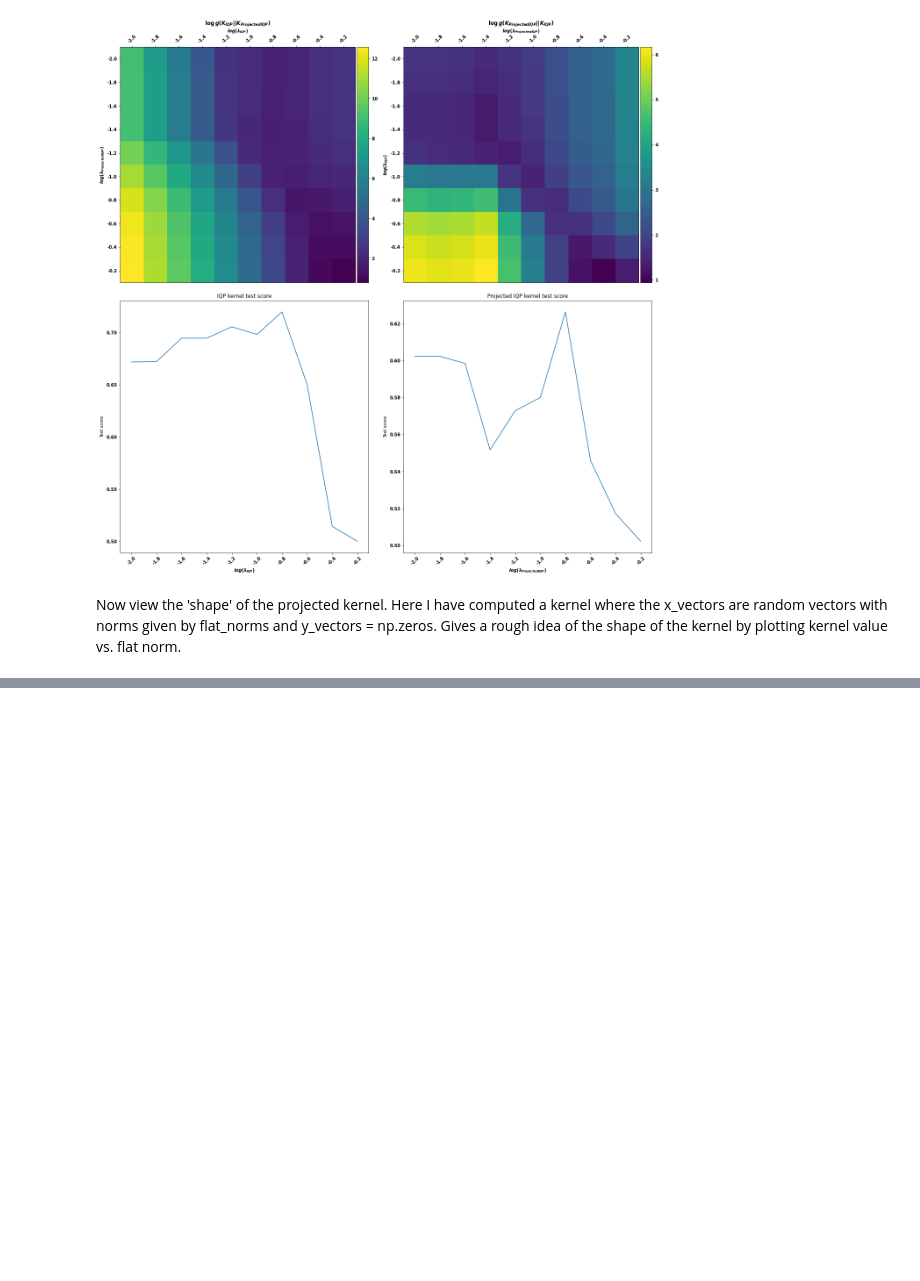
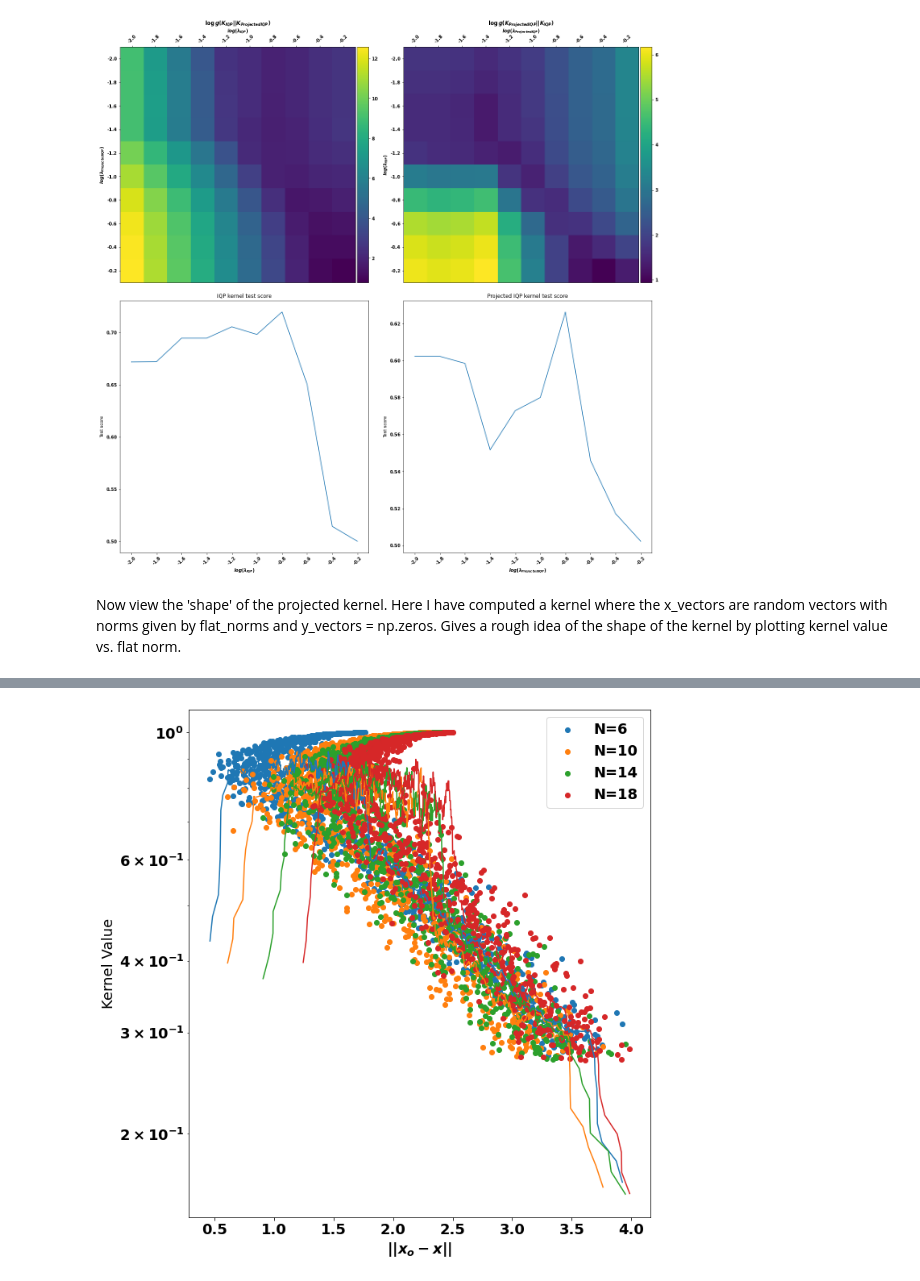
Before and after one commit to lslattery11/quantum_kernel, a Jupyter notebook: notebooks/data_visualization/geo_diff_projected_comparison.ipynb, the cells around one changed output, grey strips where cells are left out. Saved outputs shown, nothing was run; the diff lists cells and outputs as text; code cells hidden in the pictures; blank space fills up the shorter version.

```diff
--- a/notebooks/data_visualization/geo_diff_projected_comparison.ipynb
+++ b/notebooks/data_visualization/geo_diff_projected_comparison.ipynb
@@ -188,0 +221,28 @@ fig.savefig(f'{save_folder}single_proj_IQP_same_vec_shape_test.pdf')
+# %%
+fig, axs = plt.subplots(1, figsize=(10, 10))
+
+for N in [6,10,14,18]:
+    proj_shape_file=f"/mnt/c/Users/lslat/Data/QK_project/results/kernel_shapes/Sparse_IQP_dim_{N}_huang_proj_scales_0.15848931924611134_1.0_density_17_shape_test.p"
+    res = pickle.load(open(proj_shape_file,'rb'))
+    res.update(vars(res['args']))
+    df = pd.DataFrame([res], columns=res.keys())
+
+    # Plot the geometric difference matrix
+    ax = axs
+    x=df.norm_diffs.values[0]
+    y=np.exp(-1*df.qkern_matrix_train.values[0].ravel())
+    points = np.array(sorted(zip(x,y), key = lambda x: x[0]))
+
+    ax.scatter(points.T[0],points.T[1],label='N='+str(N))
+    moving_average=np.convolve(points.T[1],np.ones(20),'same')/20
+    ax.plot(points.T[0],moving_average)
+
+    ax.set_xlabel(r'$\||x_o-x\||$')
+    ax.set_ylabel('Kernel Value')
+    ax.set_yscale('log')
+
+fig.tight_layout()
+plt.legend()
+fig.savefig(f'{save_folder}varN_huang_proj_IQP_K_shape_test.pdf')
+# %% [output]
+[figure, added]
```
Also changed, not shown: parts of 10 cells of this notebook, 2 other files.
